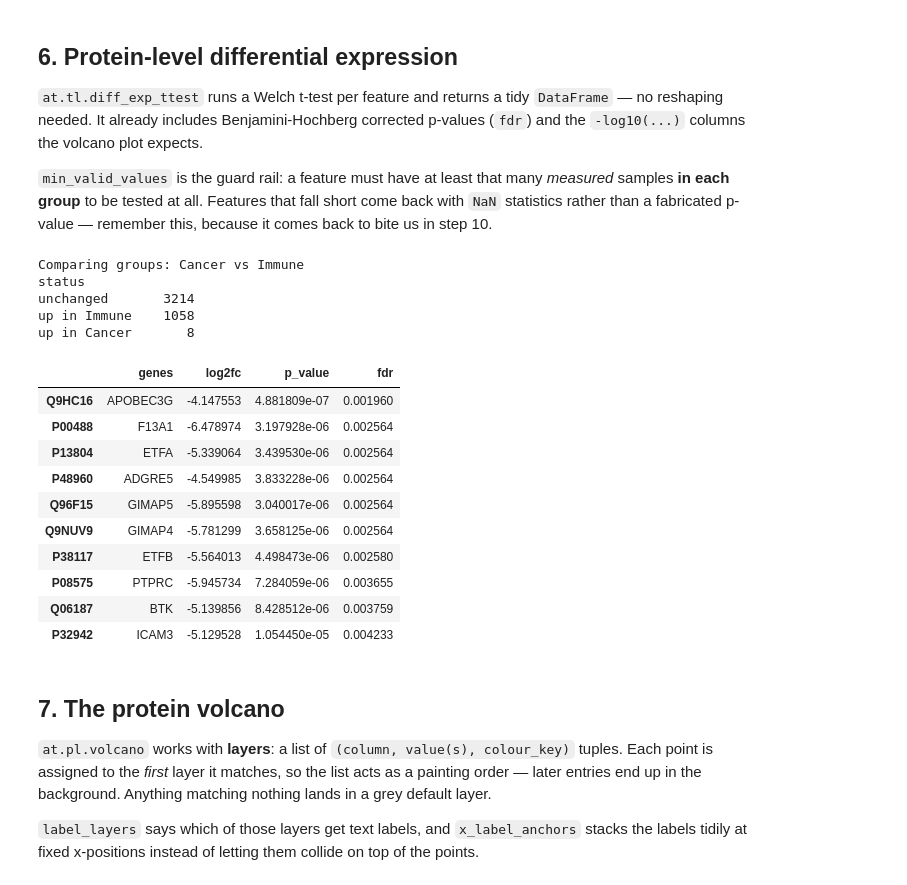
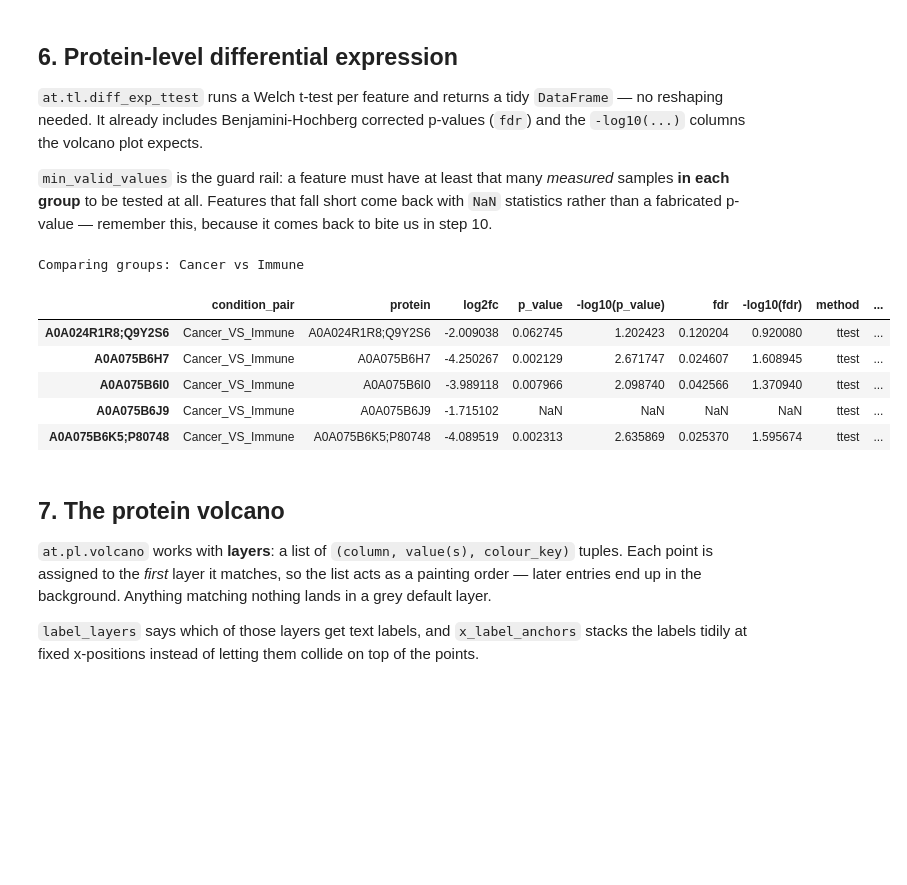
Before and after one commit to josenimo/HUPO_scverse_demo, a Jupyter notebook: cnDVP_alphapepttools_mulink_tutorial.ipynb, the cells around one changed output. Cells and saved outputs as stored; diff of their text form; code cells hidden in the pictures; blank space fills up the shorter version.

```diff
--- a/cnDVP_alphapepttools_mulink_tutorial.ipynb
+++ b/cnDVP_alphapepttools_mulink_tutorial.ipynb
@@ -286,0 +350,5 @@ data as they were two steps ago without re-reading the report.
+# %%
+adata_proteins = adata_proteins.copy()
+adata_proteins.layers["raw"] = adata_proteins.X.copy()
+
+adata_proteins[1:5,1:5].layers["raw"]
@@ -286,0 +361,5 @@ data as they were two steps ago without re-reading the report.
+# %%
+at.pp.nanlog(adata_proteins, base=2, verbosity=0)
+adata_proteins.layers["log2"] = adata_proteins.X.copy()
+
+adata_proteins[1:5,1:5].layers["log2"]
@@ -286,0 +372,5 @@ data as they were two steps ago without re-reading the report.
+# %%
+at.pp.normalize(adata_proteins, strategy="total_median")
+adata_proteins.layers["normalized"] = adata_proteins.X.copy()
+
+adata_proteins[1:5,1:5].layers["normalized"]
@@ -341,4 +473,8 @@ Eyeballing a scatter plot is not enough to say *what* a component represents, so
 also ask `at.metrics.principal_component_regression` (PCR). It scores how much of a
 given sample annotation is captured in PCA space — near 0 means the components ignore
 it, near 1 means they track it closely.
+# %%
+# PCR needs categorical covariates to be typed as such
+for column in [CONDITION, "sample_id"]:
+    adata_filt_70pct.obs[column] = adata_filt_70pct.obs[column].astype("category")
 # %%
@@ -415,43 +515,24 @@ come back with `NaN` statistics rather than a fabricated p-value — remember th
 because it comes back to bite us in step 10.
 # %%
 de_proteins = at.tl.diff_exp_ttest(
-    proteins,
+    adata_filt_70pct,
     between_column=CONDITION,
     comparison=COMPARISON,           # log2fc > 0 means higher in Cancer
     min_valid_values=3,
 )
 
 # Carry the gene symbols over from .var so the plot can be labelled with names
-de_proteins["genes"] = proteins.var["genes"].reindex(de_proteins.index)
+de_proteins["genes"] = adata_filt_70pct.var["genes"].reindex(de_proteins.index)
 
-FDR_CUTOFF, FC_CUTOFF = 0.05, 1.0
-de_proteins["status"] = "unchanged"
-de_proteins.loc[
-    (de_proteins["fdr"] < FDR_CUTOFF) & (de_proteins["log2fc"] > FC_CUTOFF), "status"
-] = "up in Cancer"
-de_proteins.loc[
-    (de_proteins["fdr"] < FDR_CUTOFF) & (de_proteins["log2fc"] < -FC_CUTOFF), "status"
-] = "up in Immune"
-
-print(de_proteins["status"].value_counts().to_string())
-de_proteins.nsmallest(10, "fdr")[["genes", "log2fc", "p_value", "fdr"]]
+de_proteins.head()
 # %% [output]
 Comparing groups: Cancer vs Immune
-status
-unchanged       3214
-up in Immune    1058
-up in Cancer       8
-|  | genes | log2fc | p_value | fdr |
-| Q9HC16 | APOBEC3G | -4.147553 | 4.881809e-07 | 0.001960 |
-| P00488 | F13A1 | -6.478974 | 3.197928e-06 | 0.002564 |
-| P13804 | ETFA | -5.339064 | 3.439530e-06 | 0.002564 |
-| P48960 | ADGRE5 | -4.549985 | 3.833228e-06 | 0.002564 |
-| Q96F15 | GIMAP5 | -5.895598 | 3.040017e-06 | 0.002564 |
-| Q9NUV9 | GIMAP4 | -5.781299 | 3.658125e-06 | 0.002564 |
-| P38117 | ETFB | -5.564013 | 4.498473e-06 | 0.002580 |
-| P08575 | PTPRC | -5.945734 | 7.284059e-06 | 0.003655 |
-| Q06187 | BTK | -5.139856 | 8.428512e-06 | 0.003759 |
-| P32942 | ICAM3 | -5.129528 | 1.054450e-05 | 0.004233 |
+|  | condition_pair | protein | log2fc | p_value | -log10(p_value) | fdr | -log10(fdr) | method | ... |
+| A0A024R1R8;Q9Y2S6 | Cancer_VS_Immune | A0A024R1R8;Q9Y2S6 | -2.009038 | 0.062745 | 1.202423 | 0.120204 | 0.920080 | ttest | ... |
+| A0A075B6H7 | Cancer_VS_Immune | A0A075B6H7 | -4.250267 | 0.002129 | 2.671747 | 0.024607 | 1.608945 | ttest | ... |
+| A0A075B6I0 | Cancer_VS_Immune | A0A075B6I0 | -3.989118 | 0.007966 | 2.098740 | 0.042566 | 1.370940 | ttest | ... |
+| A0A075B6J9 | Cancer_VS_Immune | A0A075B6J9 | -1.715102 | NaN | NaN | NaN | NaN | ttest | ... |
+| A0A075B6K5;P80748 | Cancer_VS_Immune | A0A075B6K5;P80748 | -4.089519 | 0.002313 | 2.635869 | 0.025370 | 1.595674 | ttest | ... |
 # %% [markdown]
 ## 7. The protein volcano
 
```
Also changed, not shown: parts of 42 cells of this notebook.
